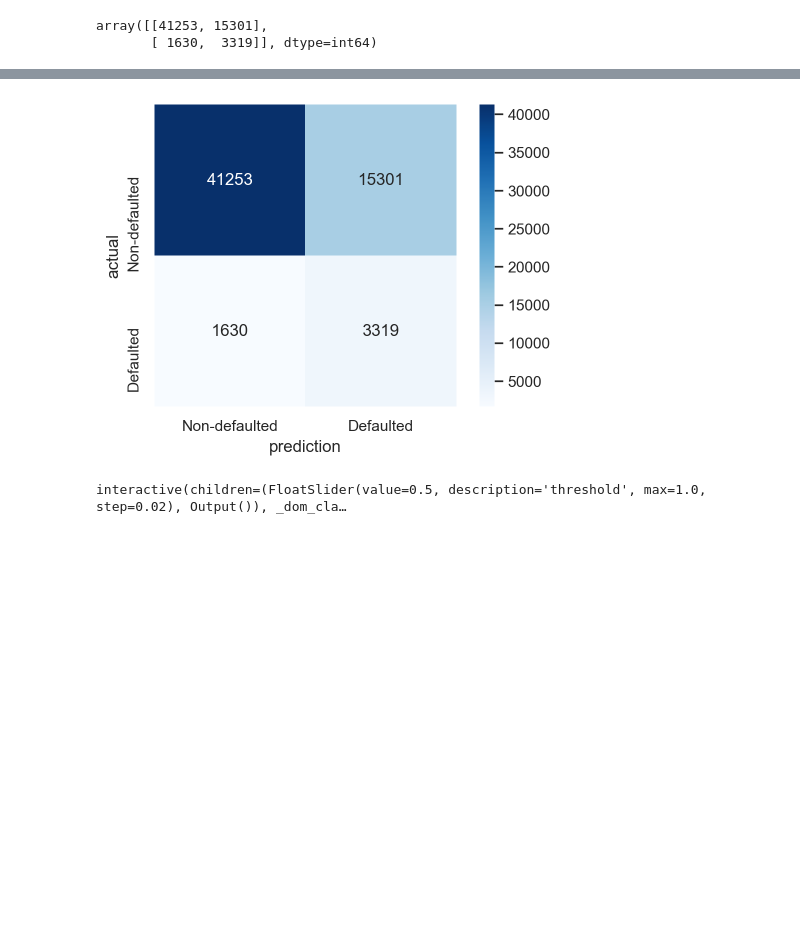
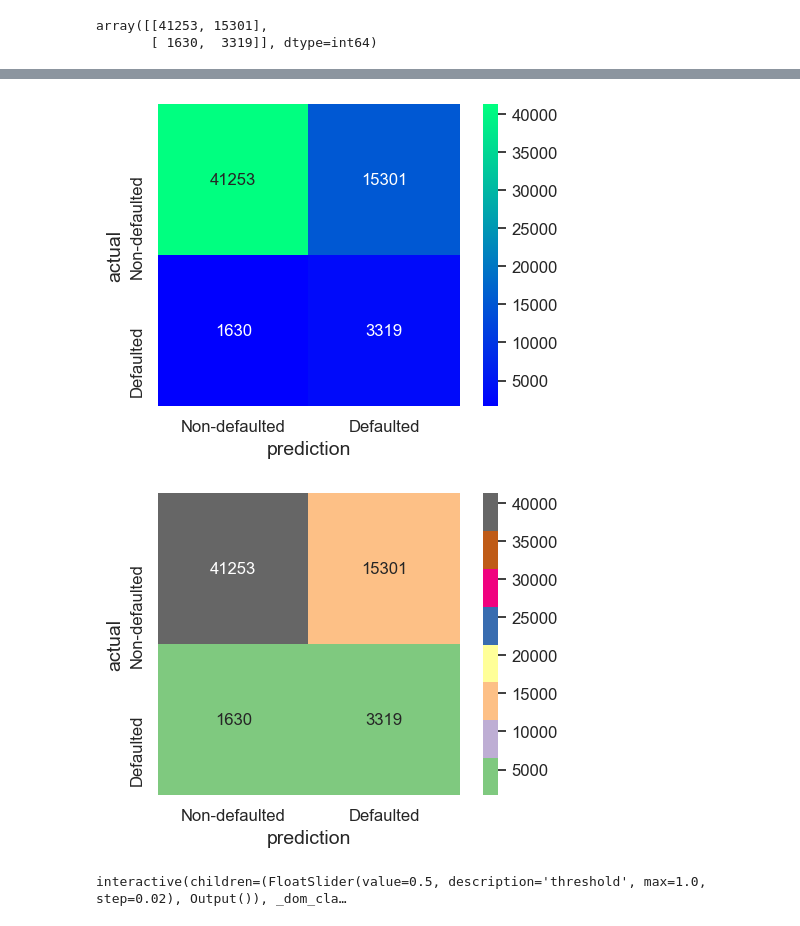
Before and after one commit to luongtruong77/classification-loan-default-risk-detection, a Jupyter notebook: notebooks/XGBoost_train_tune.ipynb, the cells around one changed output, grey strips where cells are left out. Cells and saved outputs as stored; diff of their text form; code cells hidden in the pictures; blank space fills up the shorter version.

```diff
--- a/notebooks/XGBoost_train_tune.ipynb
+++ b/notebooks/XGBoost_train_tune.ipynb
@@ -1049,20 +469,23 @@ plt.savefig("confusion_matrix_xgb.png")
 # %%
 def make_confusion_matrix(model, threshold=0.5):
     # Predict class 1 if probability of being in class 1 is greater than threshold
     # (model.predict(X_test) does this automatically with a threshold of 0.5)
     y_predict_proba = (model.predict_proba(X_test_poly)[:, 1] >= threshold)
     y_predict = model.predict(X_test_poly)
     default_confusion = confusion_matrix(y_test, y_predict_proba)
     plt.figure(dpi=100)
-    sns.heatmap(default_confusion, cmap=plt.cm.Blues, annot=True, square=True, fmt='d',
+    sns.heatmap(default_confusion, cmap=plt.cm., annot=True, square=True, fmt='d',
            xticklabels=['Non-defaulted', 'Defaulted'],
            yticklabels=['Non-defaulted', 'Defaulted']);
     plt.xlabel('prediction')
     plt.ylabel('actual')
+
+make_confusion_matrix(gbm)
+# %% [output]
+[figure, added]
 # %%
-make_confusion_matrix(gbm)
 # %% [output]
-[figure, old version]
+[figure, new version]
 # %%
 # Let's see how our confusion matrix changes with changes to the cutoff!
 
```
Also changed, not shown: parts of 23 cells of this notebook, 3 other files.
